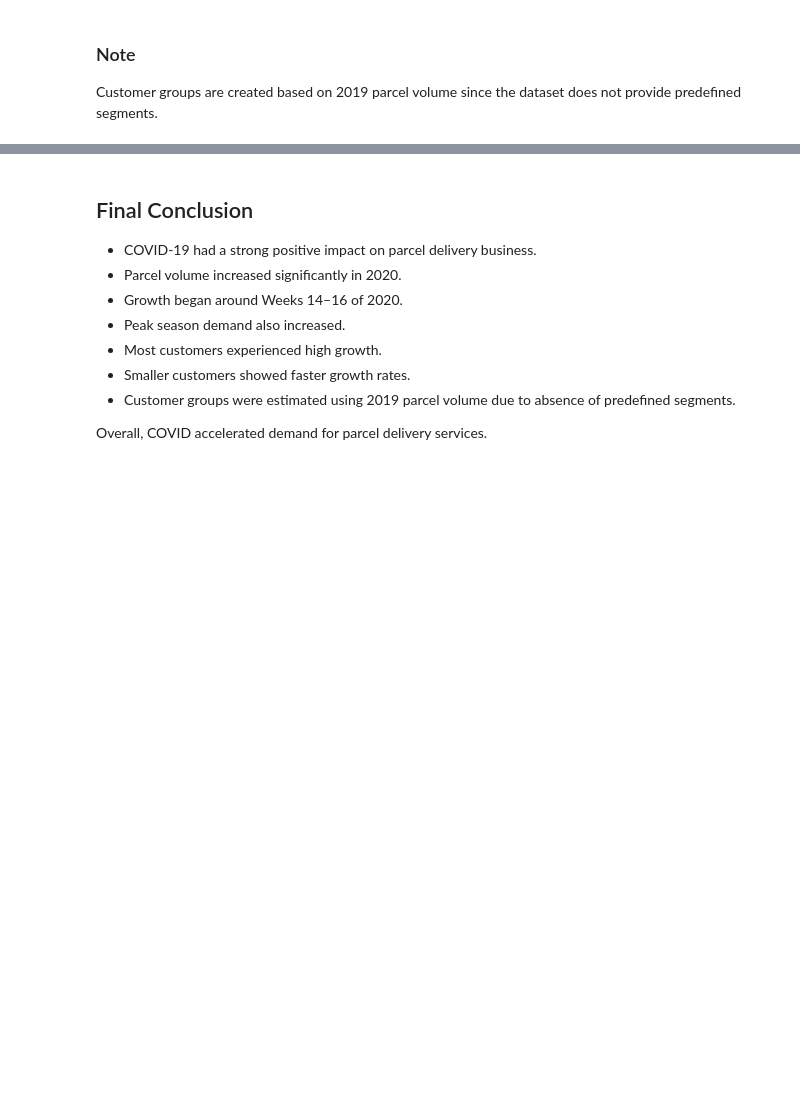
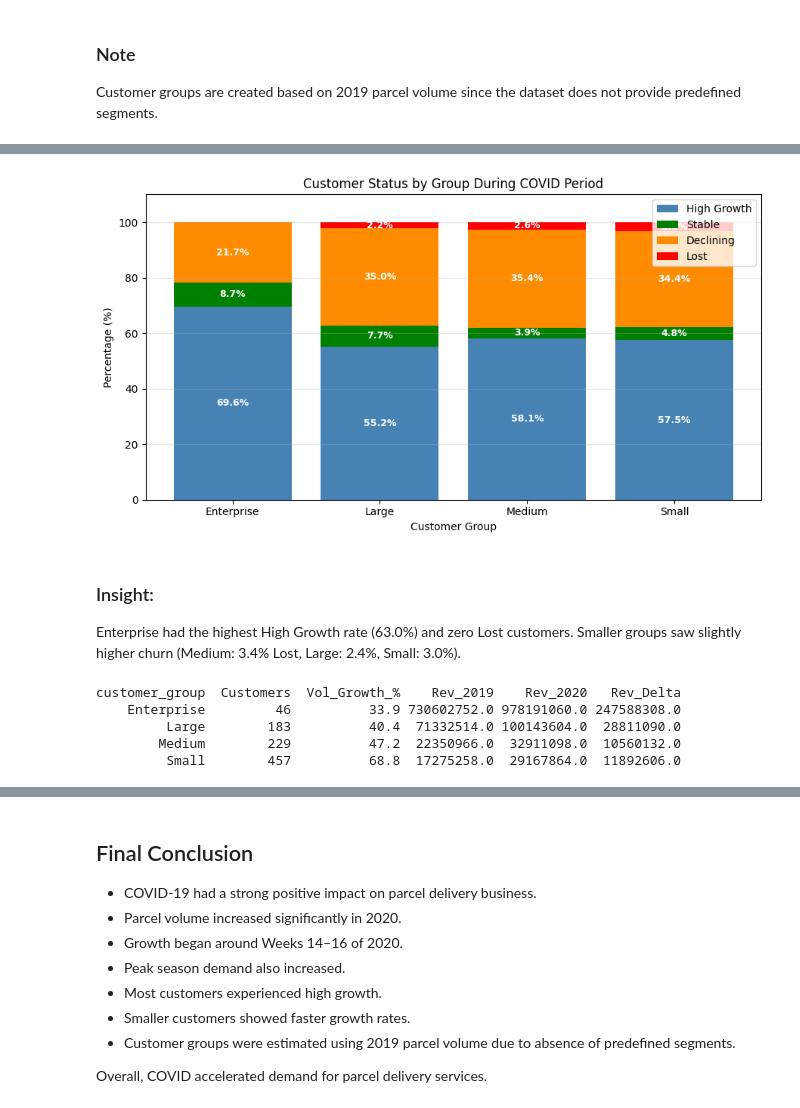
Before and after one commit to SuryadharshiniG/covid-parcel-analysis-group-project, a Jupyter notebook: Final_project.ipynb, the cells around one changed output, grey strips where cells are left out. Saved outputs shown, nothing was run; the diff lists cells and outputs as text; code cells hidden in the pictures; blank space fills up the shorter version.

```diff
--- a/Final_project.ipynb
+++ b/Final_project.ipynb
@@ -336,0 +338,67 @@ plt.show()
+# %%
+# CUSTOMER STATUS BY GROUP (Stacked Bar)
+status_order = ["High Growth", "Stable", "Declining", "Lost"]
+colors = ["steelblue", "green", "darkorange", "red"]
+
+group_order = ["Enterprise", "Large", "Medium", "Small"]
+cross = customers.groupby(["customer_group", "status"]).size().unstack(fill_value=0)
+for col in status_order:
+    if col not in cross.columns:
+        cross[col] = 0
+cross_pct = cross[status_order].div(cross[status_order].sum(axis=1), axis=0) * 100
+cross_pct = cross_pct.reindex(group_order)
+
+fig, ax = plt.subplots(figsize=(9, 5))
+bottom = pd.Series([0.0] * len(group_order), index=group_order)
+
+for status, color in zip(status_order, colors):
+    values = cross_pct[status]
+    bars = ax.bar(group_order, values, bottom=bottom, label=status, color=color)
+    for bar, val in zip(bars, values):
+        if val > 2:
+            ax.text(bar.get_x() + bar.get_width() / 2,
+                    bar.get_y() + bar.get_height() / 2,
+                    f"{val:.1f}%", ha="center", va="center",
+                    fontsize=9, color="white", fontweight="bold")
+    bottom += values
+
+ax.set_title("Customer Status by Group During COVID Period")
+ax.set_xlabel("Customer Group")
+ax.set_ylabel("Percentage (%)")
+ax.set_ylim(0, 110)
+ax.legend(loc="upper right")
+ax.grid(axis="y", alpha=0.3)
+plt.tight_layout()
+plt.show()
+# %% [output]
+[figure, added]
+# %% [markdown]
+### Insight:
+Enterprise had the highest High Growth rate (63.0%) and zero Lost customers.
+Smaller groups saw slightly higher churn (Medium: 3.4% Lost, Large: 2.4%, Small: 3.0%).
+# %%
+# VOLUME & REVENUE IMPACT BY GROUP
+customers["vol2020"] = df[df["Year"] == 2020].groupby("CustomerID")["Volume"].sum()
+customers["vol2020"] = customers["vol2020"].fillna(0)
+
+customers["rev2019"] = customers["vol2019"] * 22
+customers["rev2020"] = customers["vol2020"] * 22
+
+group_summary = customers.groupby("customer_group").agg(
+    Customers=("customer_group", "size"),
+    Vol_2019=("vol2019", "sum"),
+    Vol_2020=("vol2020", "sum"),
+    Rev_2019=("rev2019", "sum"),
+    Rev_2020=("rev2020", "sum")
+).reindex(group_order).reset_index()
+
+group_summary["Vol_Growth_%"] = ((group_summary["Vol_2020"] - group_summary["Vol_2019"]) / group_summary["Vol_2019"] * 100).round(1)
+group_summary["Rev_Delta"] = (group_summary["Rev_2020"] - group_summary["Rev_2019"]).round(0)
+
+print(group_summary[["customer_group", "Customers", "Vol_Growth_%", "Rev_2019", "Rev_2020", "Rev_Delta"]].to_string(index=False))
+# %% [output]
+customer_group  Customers  Vol_Growth_%    Rev_2019    Rev_2020   Rev_Delta
+    Enterprise         46          33.9 730602752.0 978191060.0 247588308.0
+         Large        183          40.4  71332514.0 100143604.0  28811090.0
+        Medium        229          47.2  22350966.0  32911098.0  10560132.0
+         Small        457          68.8  17275258.0  29167864.0  11892606.0
```
Also changed, not shown: parts of 18 cells of this notebook.
